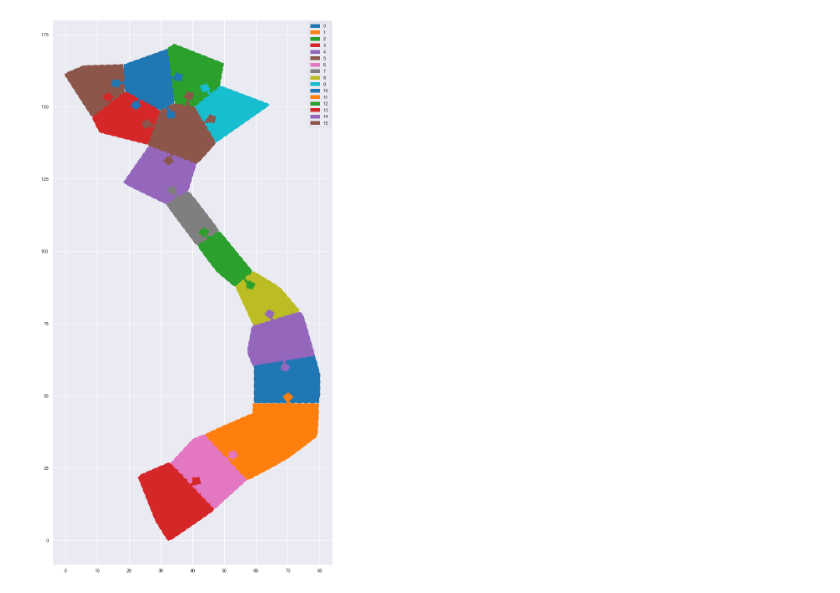
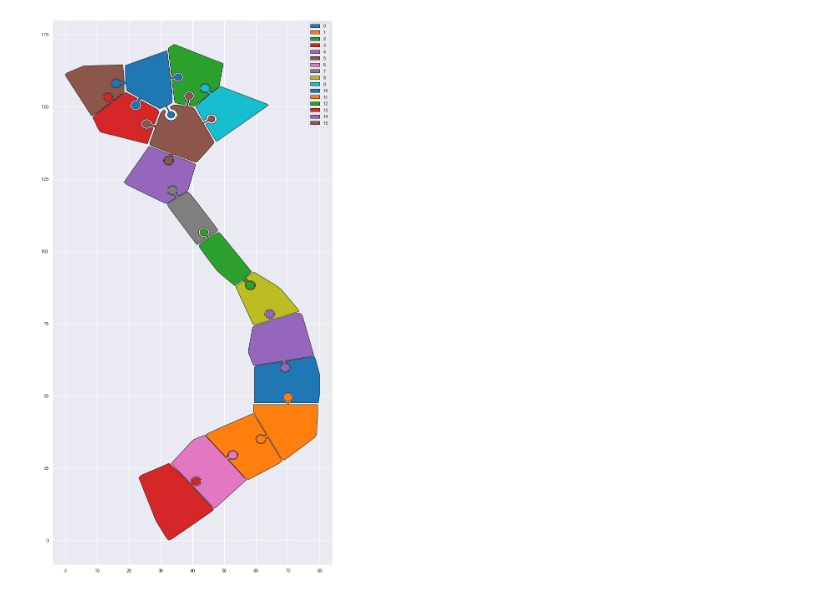
Before and after one commit to nickvazz/Puzzle3D, a Jupyter notebook: FinalPieces.ipynb, the cells around one changed output. Drawn from its saved outputs; the diff is of its cells as text; code cells hidden in the pictures.

Commit message:
density=0.1, hole buffer=0.1

```diff
--- a/FinalPieces.ipynb
+++ b/FinalPieces.ipynb
@@ -61,21 +61,21 @@ for (i, c0),(j,c1) in connected_pieces:
     near_center_point_buffer = shapely.geometry.Polygon(zip(x[::3],y[::3]))
     near_center_point_poly = shapely.ops.cascaded_union([near_center_point_poly, near_center_point_buffer])
 
-    pieces[i] = shapely.ops.cascaded_union([pieces[i], near_center_point_poly]).buffer(-0.01)
-    pieces[j] = pieces[j].difference(near_center_point_poly.buffer(0.01))
+    pieces[i] = shapely.ops.cascaded_union([pieces[i], near_center_point_poly]).buffer(-0.1)
+    pieces[j] = pieces[j].difference(near_center_point_poly.buffer(0.1))
 # %%
 fig, ax = plt.subplots(1, figsize=(12,24))
 # ax.scatter(viet_plane[:,0], viet_plane[:,1], c=clusters, alpha=1, s=10)
 # ax.scatter(viet_edge[:,0], viet_edge[:,1], alpha=0.4)
 c = plt.cm.tab10.colors
 for idx, p in enumerate(pieces):
     x, y = p.exterior.xy
-    plt.plot(x,y,lw=3,ls='--', c=c[idx%len(c)])
-    plt.fill(x,y, c=c[idx%len(c)], label=f'{idx}')
+#     plt.plot(x,y,lw=3,ls='--', c=c[idx%len(c)])
+    plt.fill(x,y, c=c[idx%len(c)], label=f'{idx}', edgecolor='k')
 plt.legend()
 plt.show()
 # %% [output]
-[figure, old version]
+[figure, new version]
 # %%
 for idx, p in enumerate(pieces):
     print(f"Pieces/{idx+1:04}_{len(pieces):04}")
```
Also changed, not shown: parts of 2 cells of this notebook, 16 other files.
